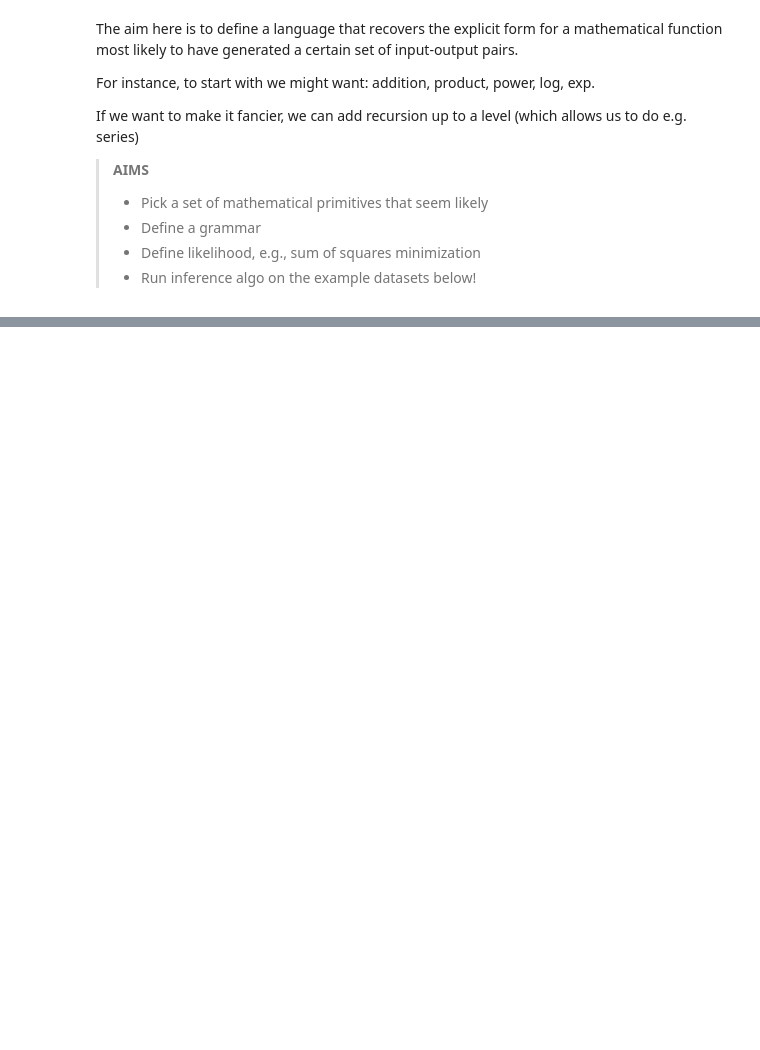
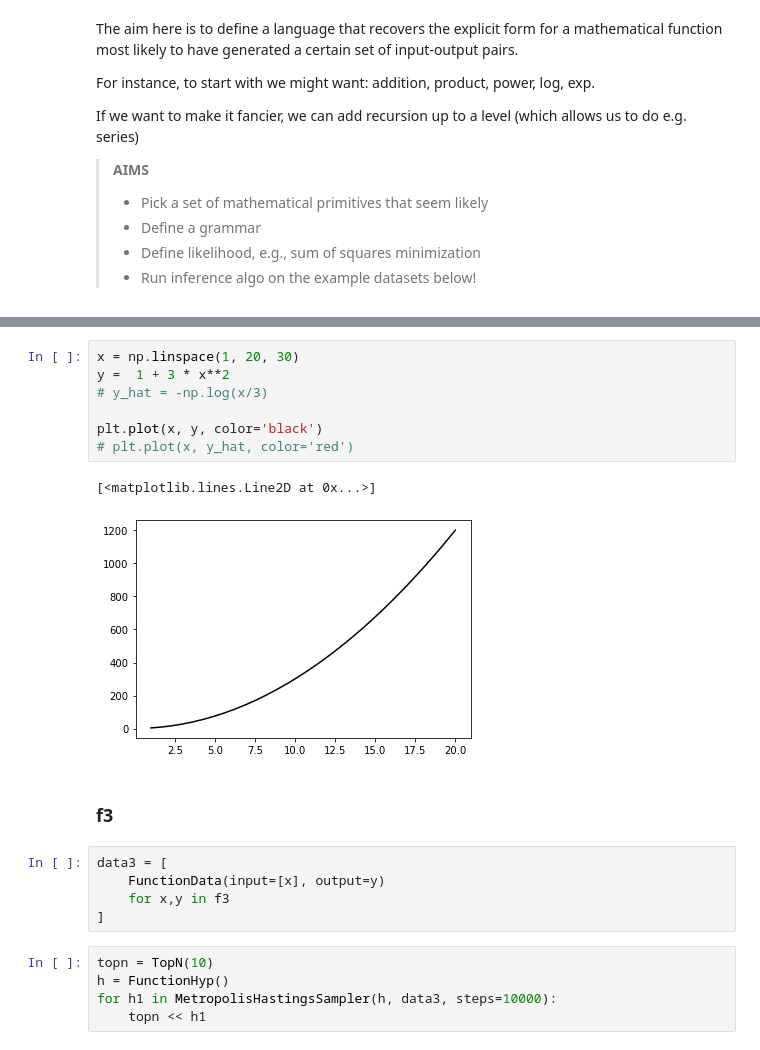
Before and after one commit to thelogicalgrammar/pLoT_course, a Jupyter notebook: book/12_lab_solved.ipynb, the cells around one changed output, grey strips where cells are left out. Drawn from its saved outputs; the diff is of its cells as text; blank space fills up the shorter version.

```diff
--- a/book/12_lab_solved.ipynb
+++ b/book/12_lab_solved.ipynb
@@ -109,0 +348,22 @@ array([[   1.        ,    3.4938151 ],
+# %%
+x = np.linspace(1, 20, 30)
+y =  1 + 3 * x**2
+# y_hat = -np.log(x/3)
+
+plt.plot(x, y, color='black')
+# plt.plot(x, y_hat, color='red')
+# %% [output]
+[<matplotlib.lines.Line2D at 0x...>]
+[figure, added]
+# %% [markdown]
+### f3
+# %%
+data3 = [
+    FunctionData(input=[x], output=y)
+    for x,y in f3
+]
+# %%
+topn = TopN(10)
+h = FunctionHyp()
+for h1 in MetropolisHastingsSampler(h, data3, steps=10000):
+    topn << h1
```
Also changed, not shown: parts of 32 cells of this notebook, 3 other files.
